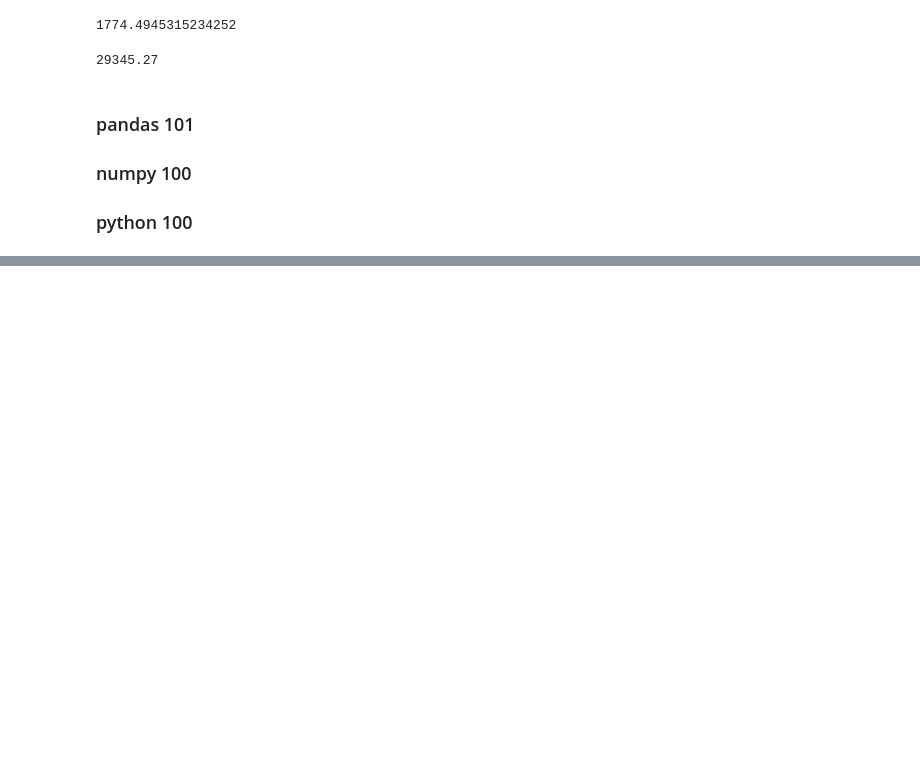
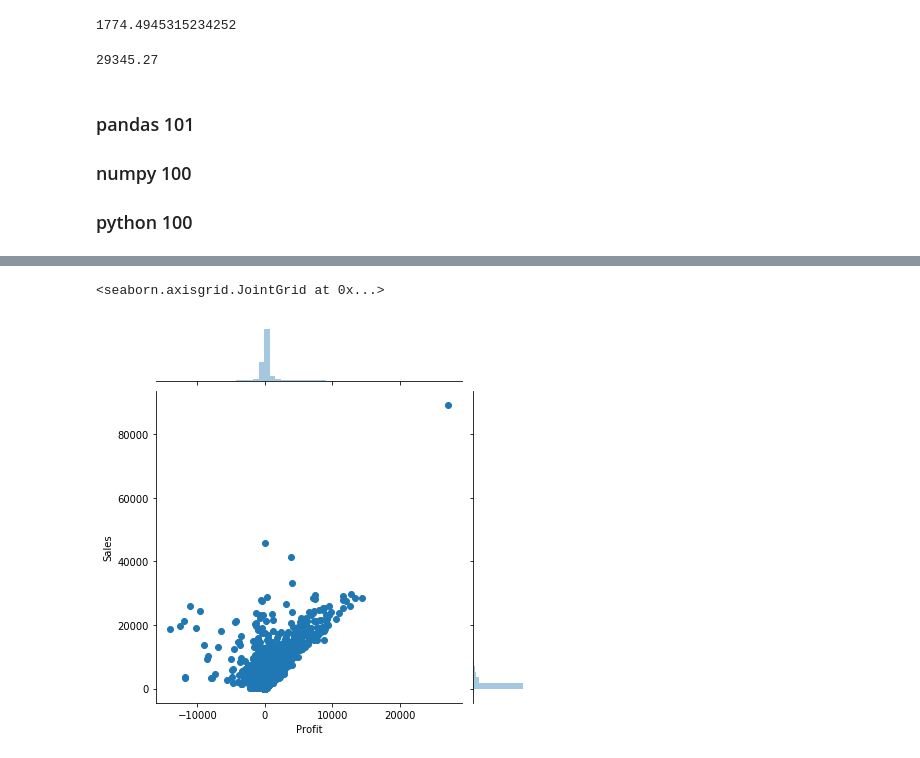
Before and after one commit to srikanya659qwe/level-3, a Jupyter notebook: 26nov.ipynb, the cells around one changed output, grey strips where cells are left out. Saved outputs shown, nothing was run; the diff lists cells and outputs as text; code cells hidden in the pictures; blank space fills up the shorter version.

```diff
--- a/26nov.ipynb
+++ b/26nov.ipynb
@@ -570,0 +589,5 @@ master_df[master_df.Product_Category=='FURNITURE'].Sales.max()
+# %%
+sns.jointplot(master_df['Profit'],master_df['Sales'])
+# %% [output]
+<seaborn.axisgrid.JointGrid at 0x...>
+[figure, added]
```
Also changed, not shown: parts of 5 cells of this notebook, 2 other files.
